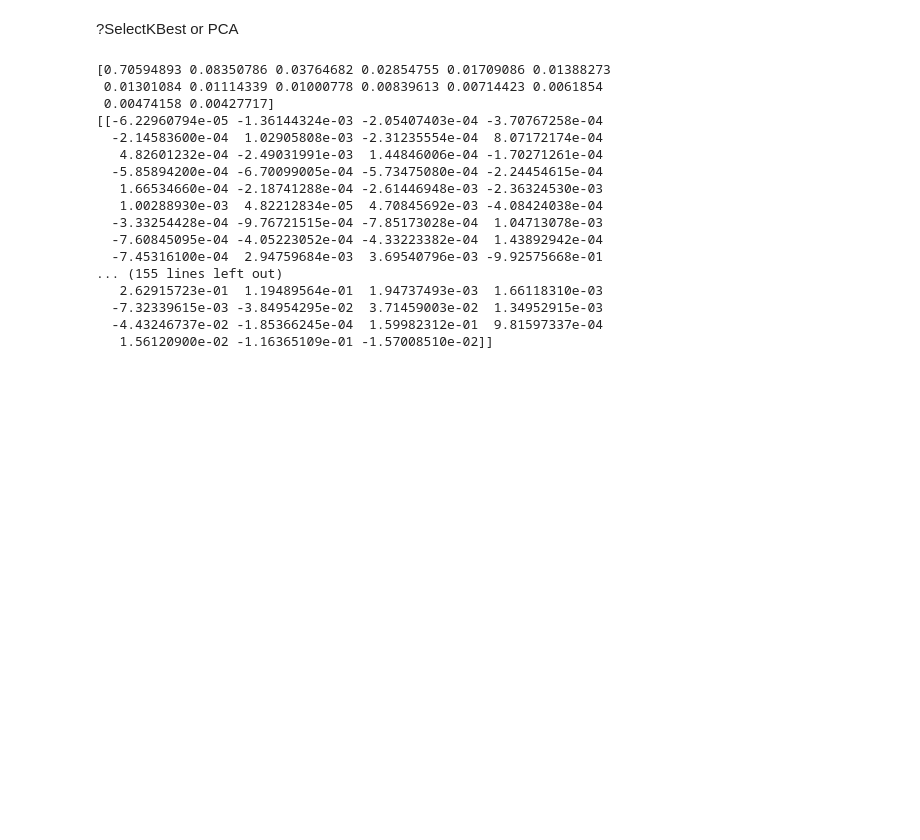
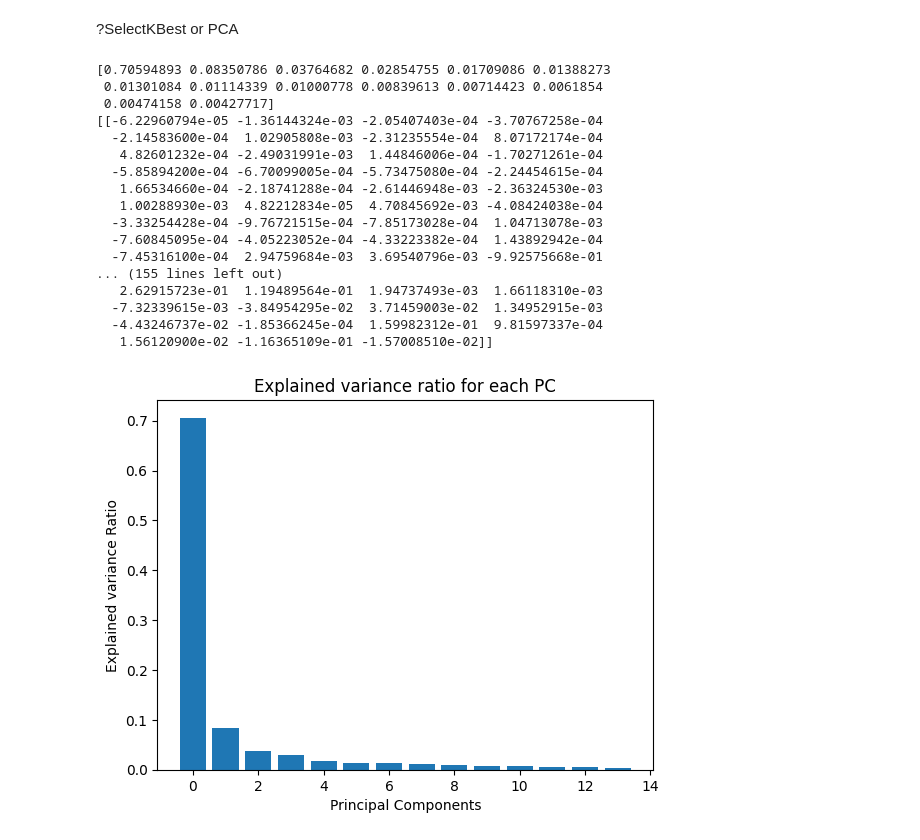
Before and after one commit to LoyChaiEe/SC5001, a Jupyter notebook: code/preprocessing.ipynb, the cells around one changed output. Cells and saved outputs as stored; diff of their text form; code cells hidden in the pictures; blank space fills up the shorter version.

Commit message:
data mining for linear, polynomial ridge models

```diff
--- a/code/preprocessing.ipynb
+++ b/code/preprocessing.ipynb
@@ -255,29 +255,41 @@ test_set_x_scaled[numeric_columns] = scaler.transform(test_set_x_scaled[numeric_
 # %%
 #pca for dimensionality reduction
 from sklearn.decomposition import PCA
 pca = PCA(n_components=0.95)
 train_set_x_reduced = pd.DataFrame(pca.fit_transform(train_set_x_scaled))
 test_set_x_reduced = pd.DataFrame(pca.transform(test_set_x_scaled))
 print(pca.explained_variance_ratio_)
 print(pca.components_)
+
+pca_list = list(range(0,14))
+fig = plt.figure()
+plt.bar(pca_list, pca.explained_variance_ratio_)
+plt.xlabel('Principal Components')
+plt.ylabel('Explained variance Ratio')
+plt.title('Explained variance ratio for each PC')
+plt.show()
+
+#eigenvalues of pca components to csv
+pd.DataFrame(pca.components_).to_csv("../data/pca_components.csv",header=list(train_set_x_scaled.columns),index=False)
 # %% [output]
 [0.70594893 0.08350786 0.03764682 0.02854755 0.01709086 0.01388273
  0.01301084 0.01114339 0.01000778 0.00839613 0.00714423 0.0061854
  0.00474158 0.00427717]
 [[-6.22960794e-05 -1.36144324e-03 -2.05407403e-04 -3.70767258e-04
   -2.14583600e-04  1.02905808e-03 -2.31235554e-04  8.07172174e-04
    4.82601232e-04 -2.49031991e-03  1.44846006e-04 -1.70271261e-04
   -5.85894200e-04 -6.70099005e-04 -5.73475080e-04 -2.24454615e-04
    1.66534660e-04 -2.18741288e-04 -2.61446948e-03 -2.36324530e-03
    1.00288930e-03  4.82212834e-05  4.70845692e-03 -4.08424038e-04
   -3.33254428e-04 -9.76721515e-04 -7.85173028e-04  1.04713078e-03
   -7.60845095e-04 -4.05223052e-04 -4.33223382e-04  1.43892942e-04
   -7.45316100e-04  2.94759684e-03  3.69540796e-03 -9.92575668e-01
 ... (155 lines left out)
    2.62915723e-01  1.19489564e-01  1.94737493e-03  1.66118310e-03
   -7.32339615e-03 -3.84954295e-02  3.71459003e-02  1.34952915e-03
   -4.43246737e-02 -1.85366245e-04  1.59982312e-01  9.81597337e-04
    1.56120900e-02 -1.16365109e-01 -1.57008510e-02]]
+[figure, added]
 # %%
 #without encoding, scaling, pca. use for data analysis
 data.to_csv('../data/eda.csv',index=False)
```
Also changed, not shown: 2 other files.
